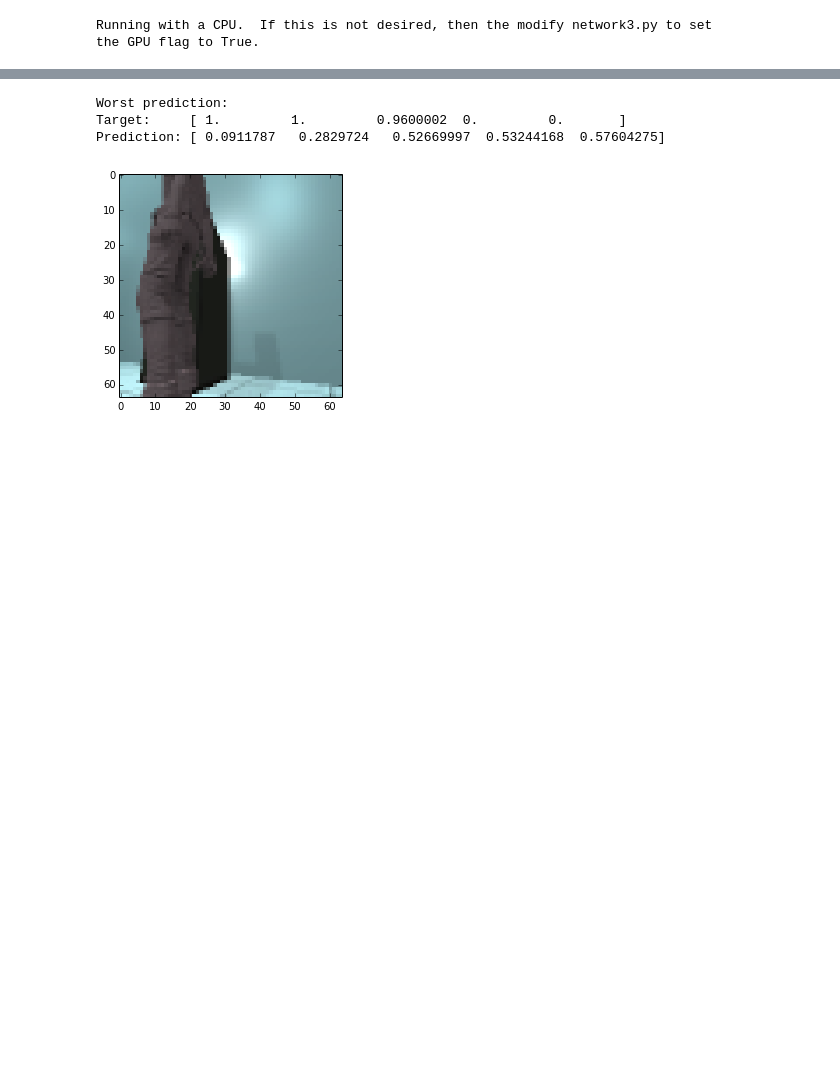
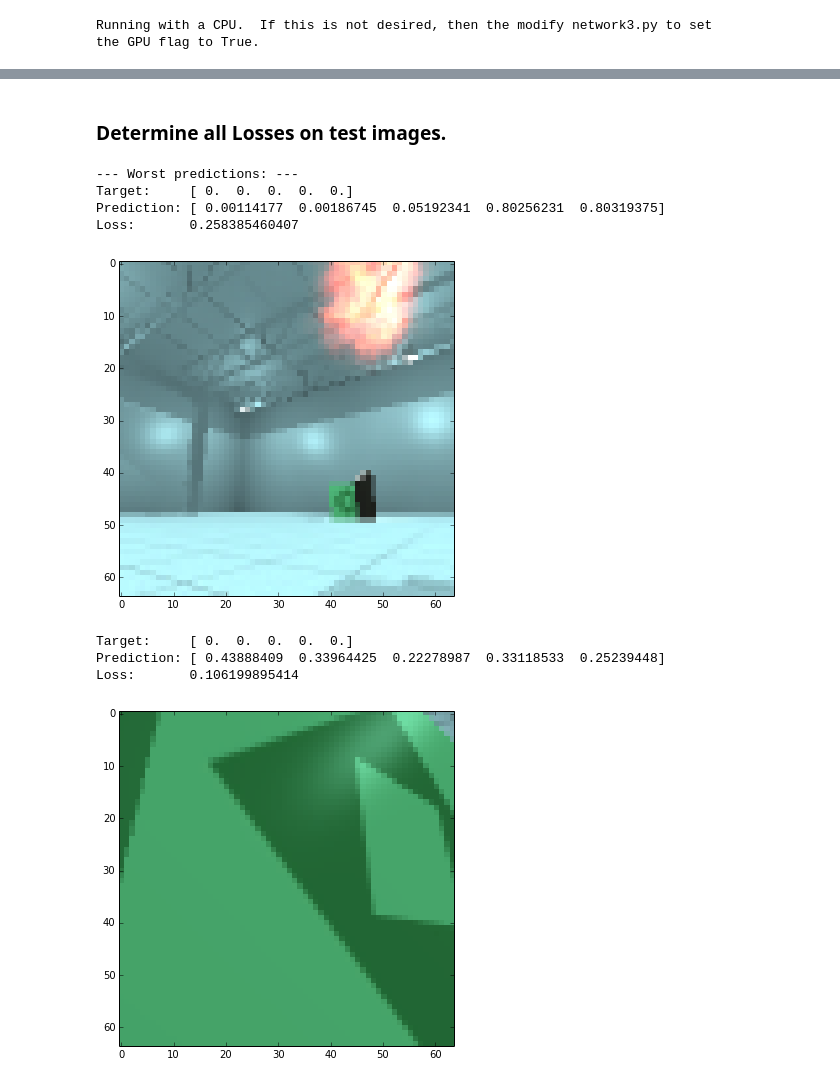
Before and after one commit to uberman4740/factory-robot-simulator, a Jupyter notebook: labeled-experiments/nn-classifiers/Labeling-Experiment.ipynb, the cells around one changed output, grey strips where cells are left out. Cells and saved outputs as stored; diff of their text form; code cells hidden in the pictures; blank space fills up the shorter version.

```diff
--- a/labeled-experiments/nn-classifiers/Labeling-Experiment.ipynb
+++ b/labeled-experiments/nn-classifiers/Labeling-Experiment.ipynb
@@ -35,2 +28,30 @@ network = lbln.Network([
+# %%
+network = lbln.Network([
+#         ConvPoolLayer(image_shape=(mini_batch_size, 3, 64, 64),
+#                       filter_shape=(20, 3, 5, 5),
+#                       poolsize=(2, 2),
+#                       activation_fn=lbln.ReLU),
+
+#         ConvPoolLayer(image_shape=(mini_batch_size, 20, 30, 30),
+#                       filter_shape=(40, 20, 5, 5),
+#                       poolsize=(2, 2),
+#                       activation_fn=lbln.ReLU),
+
+#         FullyConnectedLayer(n_in=13*13*40,
+#                             n_out=50,
+#                             activation_fn=lbln.ReLU,
+#                             p_dropout=0.2),
+
+#         FullyConnectedLayer(n_in=50, n_out=5)
+
+        ConvPoolLayer(image_shape=(mini_batch_size, 3, 64, 64),
+                      filter_shape=(20, 3, 7, 7),
+                      poolsize=(2, 2),
+                      activation_fn=lbln.ReLU),
+        FullyConnectedLayer(n_in=29*29*20, n_out=128, p_dropout=0.5),
+        FullyConnectedLayer(n_in=128, n_out=5)
+
+
+    ], mini_batch_size)
 # %%
 network.SGD(train_data,
@@ -122,20 +112,32 @@ test_data_ts = test_data[1].get_value()
+# %% [markdown]
+### Determine all Losses on test images.
 # %%
+def print_classification(index):
+    print 'Target:    ', classifications[index][1]
+    print 'Prediction:', classifications[index][2]
+    print 'Loss:      ', classifications[index][3]
+    plt.imshow(classifications[index][0].reshape(64, 64, 3), interpolation='nearest')
+    plt.show()
+
+
 # Determine all errors on the test images
 classifications = []
 for x, t in zip(test_data_xs, test_data_ts):
     prediction = network.get_single_output(x)
     error = np.mean((t - prediction) ** 2)
     classifications.append((x, t, prediction, error))
 
+print '--- Worst predictions: ---'
 classifications = sorted(classifications, key = lambda (x, t, p, e): e, reverse=True)
-
-print 'Worst prediction:'
-print 'Target:    ', classifications[0][1]
-print 'Prediction:', classifications[0][2]
-plt.imshow(classifications[0][0].reshape(64, 64, 3), interpolation='nearest')
-plt.show()
+print_classification(0)
+print_classification(1)
 # %% [output]
-Worst prediction:
-Target:     [ 1.         1.         0.9600002  0.         0.       ]
-Prediction: [ 0.0911787   0.2829724   0.52669997  0.53244168  0.57604275]
+--- Worst predictions: ---
+Target:     [ 0.  0.  0.  0.  0.]
+Prediction: [ 0.00114177  0.00186745  0.05192341  0.80256231  0.80319375]
+Loss:       0.258385460407
-[figure, old version]
+[figure, new version]
+Target:     [ 0.  0.  0.  0.  0.]
+Prediction: [ 0.43888409  0.33964425  0.22278987  0.33118533  0.25239448]
+Loss:       0.106199895414
+[figure, added]
```
Also changed, not shown: parts of 21 cells of this notebook.
